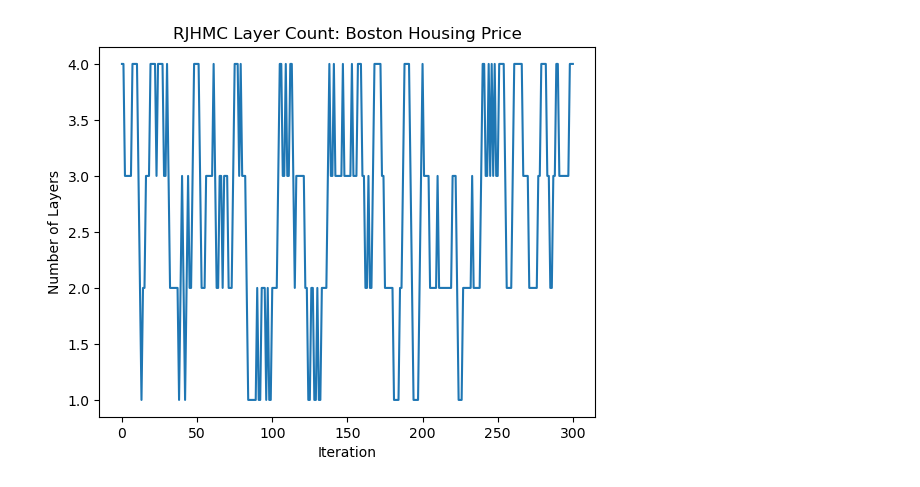
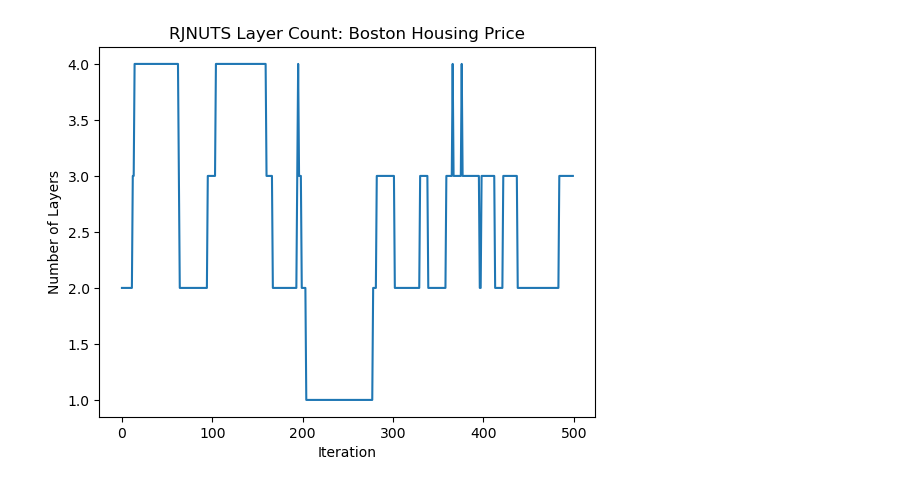
Before and after one commit to jberezow/RJMCMC, a Jupyter notebook: Thesis-RegressionBH.ipynb, the cells around one changed output. Cells and saved outputs as stored; diff of their text form; code cells hidden in the pictures.

```diff
--- a/Thesis-RegressionBH.ipynb
+++ b/Thesis-RegressionBH.ipynb
@@ -238,16 +208,20 @@ PyObject <matplotlib.legend.Legend object at 0x...>
 # %%
-include("NUTS_CS.jl");
-#Random.seed!(105)
+#----------------
+#Fixed NUTS Test
+#----------------
+
 Δ_max = 10000
-(trace,) = generate(interpolator,(x,),obs)
-println(trace[:l])
+obs[:l] = 1
+(trace,) = generate(interpolator, (x,), obs)
+trace = best_trace
 param_selection = select()
-for i=1:(trace[:l]+1) #Number of Layers
+
+for i=1:obs[:l]+1 #Number of Layers
     push!(param_selection, (:μ,i))
     push!(param_selection, (:μb,i))
     push!(param_selection, (:W,i))
     push!(param_selection, (:b,i))
 end
-traces = NUTS(trace, param_selection, 0.65, 4, 4, true)
-plot([get_score(i) for i in traces])
+
+traces = NUTS(trace, param_selection, 0.55, 3000, 3, true);
 # %% [output]
@@ -437,9 +469,12 @@ InterruptException: InterruptException:
 # %%
+#-----------
 #Layers Plot
+#-----------
+
 layers = [trace[:l] for trace in traces]
 plot(layers)
-plt.title("RJHMC Layer Count: Boston Housing Price")
+plt.title("RJNUTS Layer Count: Boston Housing Price")
 plt.xlabel("Iteration")
 plt.ylabel("Number of Layers");
 # %% [output]
-[figure, old version]
+[figure, new version]
```
Also changed, not shown: parts of 14 cells of this notebook, 2 other files.
